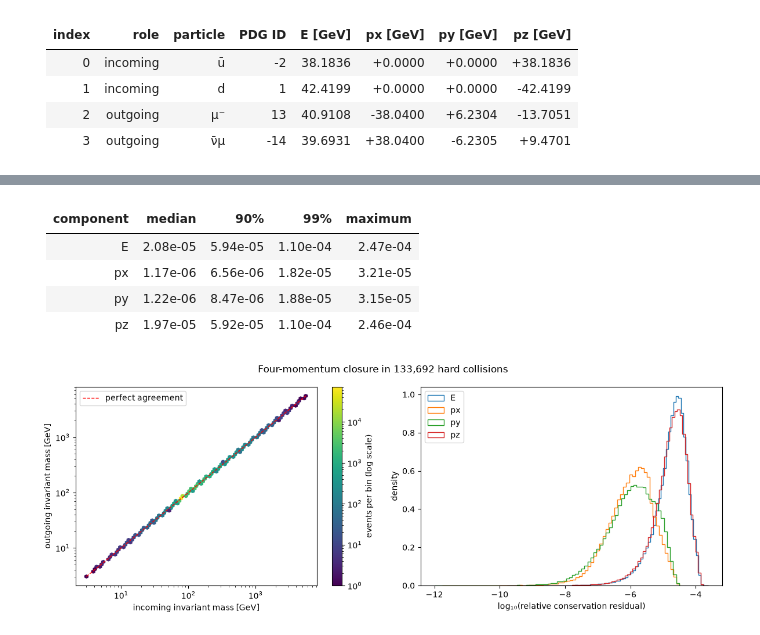
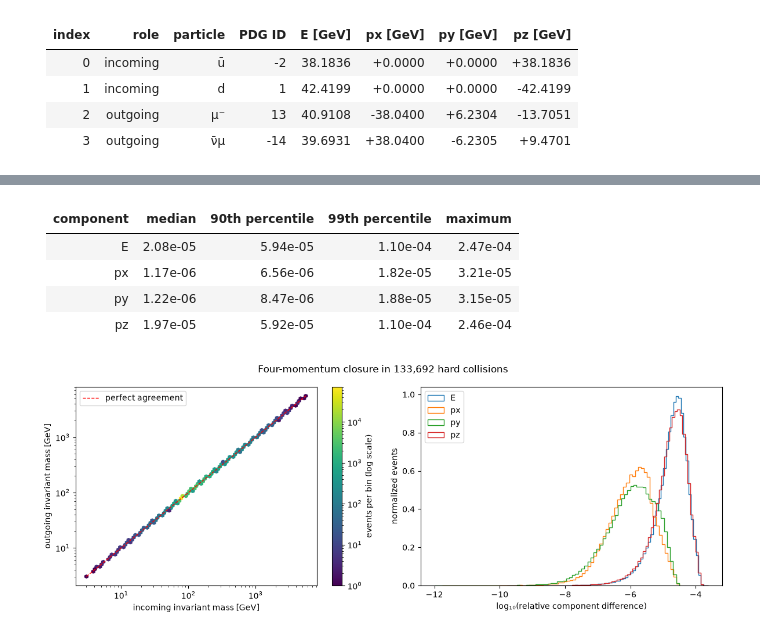
Before and after one commit to clelange/cms-open-data-w-jets-teaching, a Jupyter notebook: notebooks/truth_and_four_momentum_69747.ipynb, the cells around one changed output, grey strips where cells are left out. Saved outputs shown, nothing was run; the diff lists cells and outputs as text; code cells hidden in the pictures.

```diff
--- a/notebooks/truth_and_four_momentum_69747.ipynb
+++ b/notebooks/truth_and_four_momentum_69747.ipynb
@@ -329,9 +377,9 @@ for field in ["E", "px", "py", "pz"]:
     q50, q90, q99, maximum = np.quantile(relative_residual[field], [0.50, 0.90, 0.99, 1.00])
     summary_rows.append([field, f"{q50:.2e}", f"{q90:.2e}", f"{q99:.2e}", f"{maximum:.2e}"])
 
-display_table(["component", "median", "90%", "99%", "maximum"], summary_rows)
+display_table(["component", "median", "90th percentile", "99th percentile", "maximum"], summary_rows)
 # %% [output]
-| component | median | 90% | 99% | maximum |
+| component | median | 90th percentile | 99th percentile | maximum |
 | --- | --- | --- | --- | --- |
 | E | 2.08e-05 | 5.94e-05 | 1.10e-04 | 2.47e-04 |
 | px | 1.17e-06 | 6.56e-06 | 1.82e-05 | 3.21e-05 |
@@ -340,29 +388,29 @@ display_table(["component", "median", "90%", "99%", "maximum"], summary_rows)
 # %%
 fig, axes = plt.subplots(1, 2, figsize=(12, 4.5))
 
 positive_mass = (mass_in > 0) & (mass_out > 0)
 plot_limits = [
     min(mass_in[positive_mass].min(), mass_out[positive_mass].min()),
     max(mass_in[positive_mass].max(), mass_out[positive_mass].max()),
 ]
 hexbin = axes[0].hexbin(
     mass_in[positive_mass], mass_out[positive_mass],
     gridsize=65, bins="log", mincnt=1, xscale="log", yscale="log",
 )
 axes[0].plot(plot_limits, plot_limits, "r--", linewidth=1, label="perfect agreement")
 axes[0].set(xlabel="incoming invariant mass [GeV]", ylabel="outgoing invariant mass [GeV]")
 axes[0].legend()
 fig.colorbar(hexbin, ax=axes[0], label="events per bin (log scale)")
 
 for field in ["E", "px", "py", "pz"]:
     log_residual = np.log10(np.clip(relative_residual[field], 1e-12, None))
     axes[1].hist(log_residual, bins=80, histtype="step", density=True, label=field)
-axes[1].set(xlabel="log₁₀(relative conservation residual)", ylabel="density")
+axes[1].set(xlabel="log₁₀(relative component difference)", ylabel="normalized events")
 axes[1].legend()
 
 fig.suptitle(f"Four-momentum closure in {len(lhe):,} hard collisions")
 fig.tight_layout()
 plt.show()
 # %% [output]
-[figure, old version]
+[figure, new version]
 # %% [markdown]
```
Also changed, not shown: parts of 22 cells of this notebook, 2 other files.
